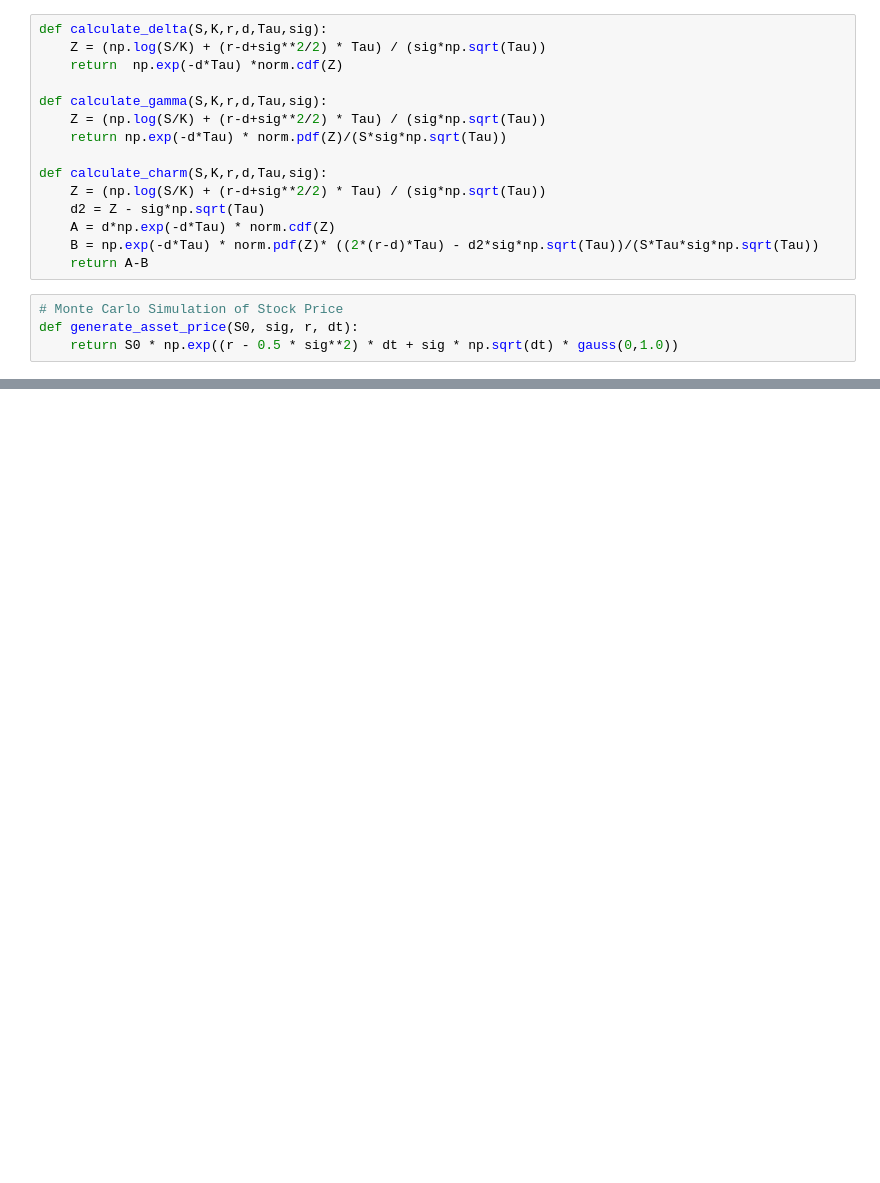
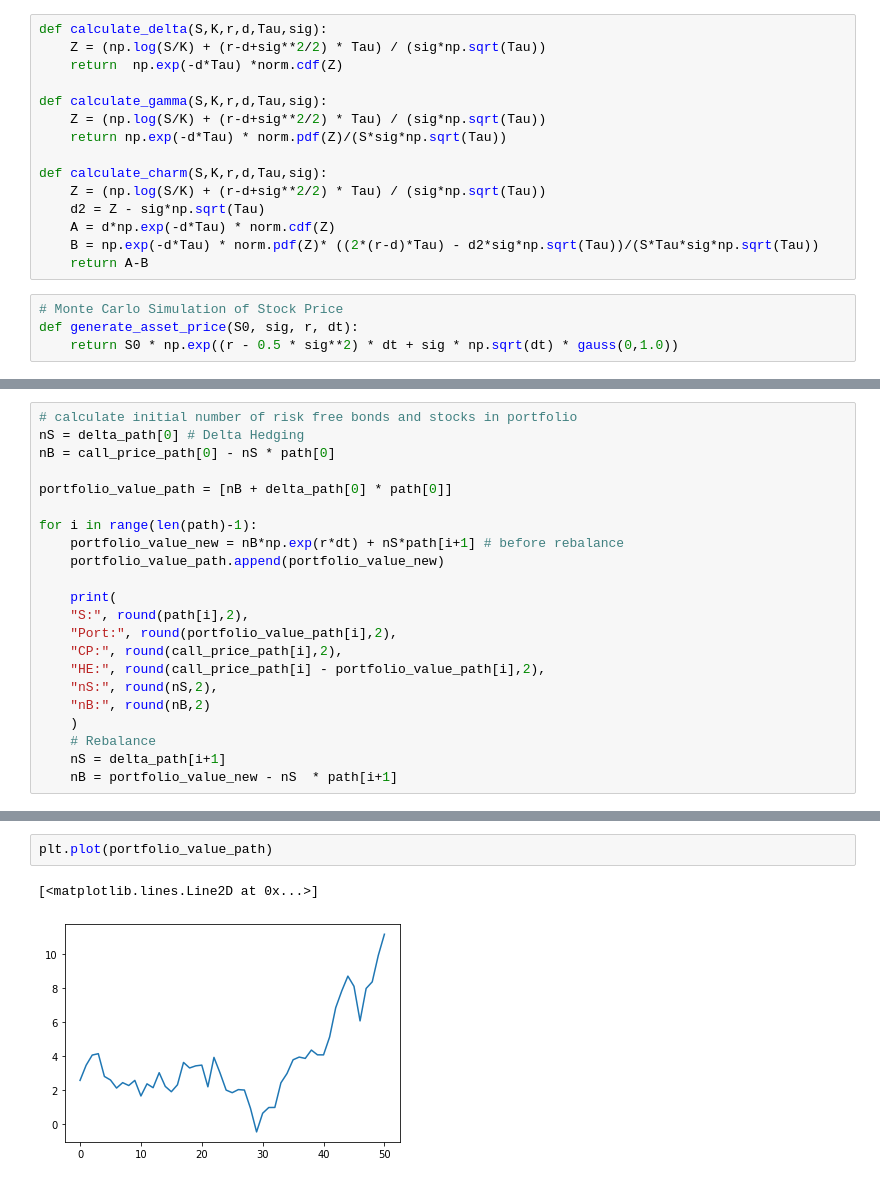
Before and after one commit to francisliu2/SFM1_higher_order_greeks, a Jupyter notebook: charm adjusted delta and delta gamma hedging.ipynb, the cells around one changed output, grey strips where cells are left out. Cells and saved outputs as stored; diff of their text form; blank space fills up the shorter version.

```diff
--- a/charm adjusted delta and delta gamma hedging.ipynb
+++ b/charm adjusted delta and delta gamma hedging.ipynb
@@ -52,0 +107,22 @@ plt.plot(path)
+# %%
+# calculate initial number of risk free bonds and stocks in portfolio
+nS = delta_path[0] # Delta Hedging
+nB = call_price_path[0] - nS * path[0]
+
+portfolio_value_path = [nB + delta_path[0] * path[0]]
+
+for i in range(len(path)-1):
+    portfolio_value_new = nB*np.exp(r*dt) + nS*path[i+1] # before rebalance
+    portfolio_value_path.append(portfolio_value_new)
+
+    print(
+    "S:", round(path[i],2),
+    "Port:", round(portfolio_value_path[i],2),
+    "CP:", round(call_price_path[i],2),
+    "HE:", round(call_price_path[i] - portfolio_value_path[i],2),
+    "nS:", round(nS,2),
+    "nB:", round(nB,2)
+    )
+    # Rebalance
+    nS = delta_path[i+1]
+    nB = portfolio_value_new - nS  * path[i+1]
@@ -52,0 +147,5 @@ plt.plot(path)
+# %%
+plt.plot(portfolio_value_path)
+# %% [output]
+[<matplotlib.lines.Line2D at 0x...>]
+[figure, added]
```
Also changed, not shown: parts of 33 cells of this notebook, 13 other files.
